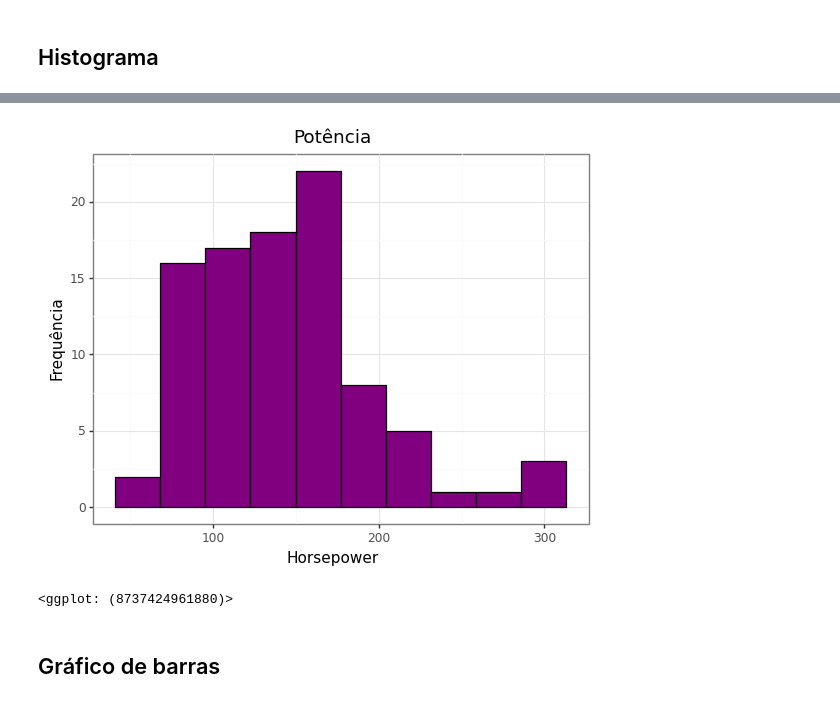
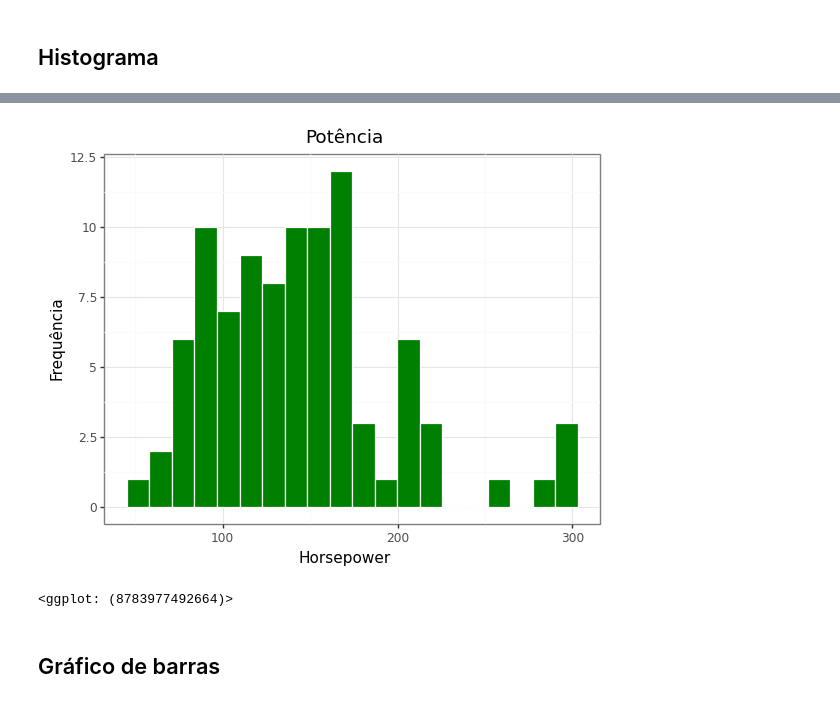
Before and after one commit to deniscruzrodrigues/intro_python_verao_ime_2023, a Jupyter notebook: notebooks/aula04.ipynb, the cells around one changed output, grey strips where cells are left out. Cells and saved outputs as stored; diff of their text form; code cells hidden in the pictures.

```diff
--- a/notebooks/aula04.ipynb
+++ b/notebooks/aula04.ipynb
@@ -188,15 +188,15 @@ ggplot(cars93, aes(x = "Horsepower")) # precisamos especificar o tipo de gráfic
 # %%
 ## Histograma
 (ggplot(cars93, aes(x = "Horsepower")) +
- geom_histogram(bins =10, color = "black", fill = "purple") +
+ geom_histogram(bins =20, color = "white", fill = "green") +
  theme_bw() +
  labs(x = "Horsepower",
       y = "Frequência",
       title = "Potência")
  )
 # %% [output]
-[figure, old version]
+[figure, new version]
-<ggplot: (8737424961880)>
+<ggplot: (8783977492664)>
 # %% [markdown]
 ## Gráfico de barras
 # %%
```
Also changed, not shown: parts of 27 cells of this notebook, 1 other file.
